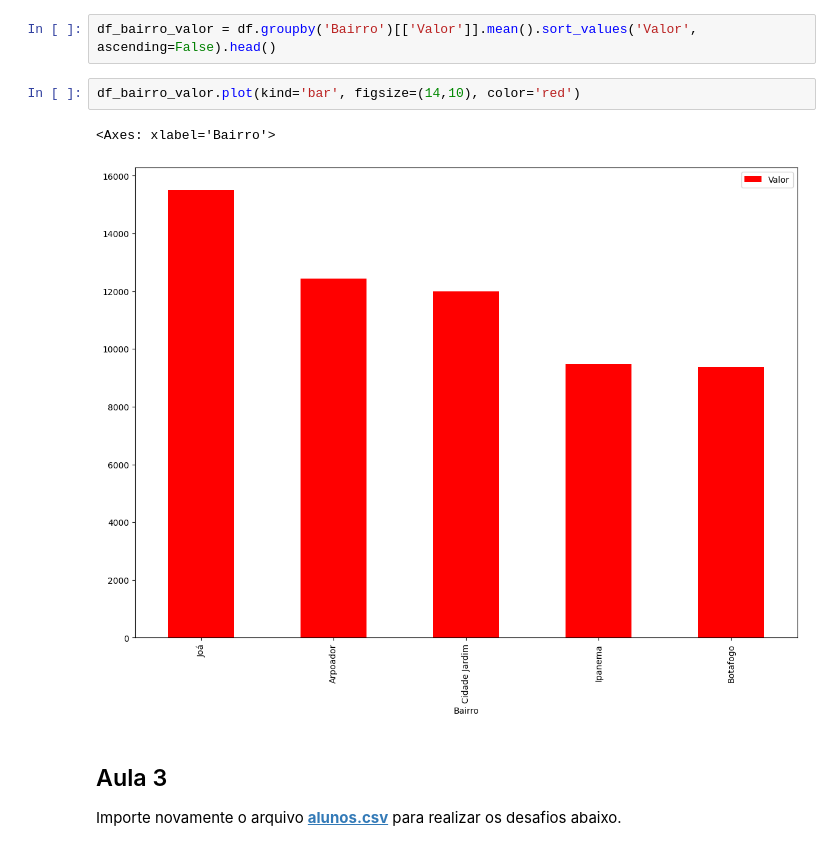
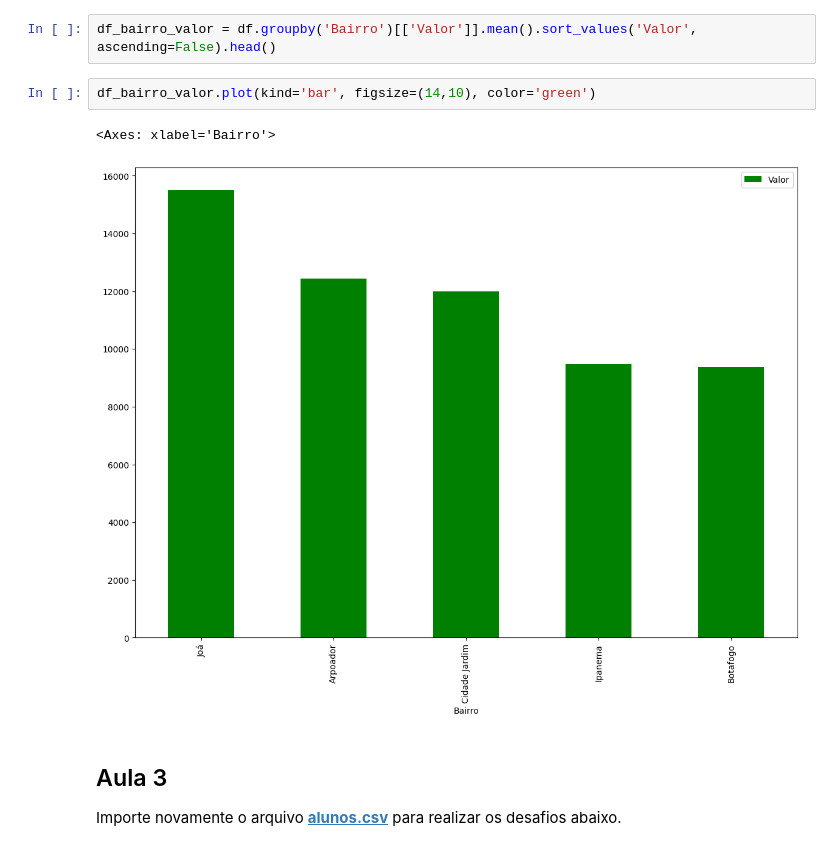
Before and after one commit to viniciusaze/python-ds, a Jupyter notebook: desafios_pandas.ipynb, the cells around one changed output. Cells and saved outputs as stored; diff of their text form.

```diff
--- a/desafios_pandas.ipynb
+++ b/desafios_pandas.ipynb
@@ -246,10 +253,10 @@ Criar um gráfico de barras verticais que apresente os 5 bairros com a média de
 # %%
 df_bairro_valor = df.groupby('Bairro')[['Valor']].mean().sort_values('Valor', ascending=False).head()
 # %%
-df_bairro_valor.plot(kind='bar', figsize=(14,10), color='red')
+df_bairro_valor.plot(kind='bar', figsize=(14,10), color='green')
 # %% [output]
 <Axes: xlabel='Bairro'>
-[figure, old version]
+[figure, new version]
 # %% [markdown]
 ## Aula 3
 
```
Also changed, not shown: parts of 1 cell of this notebook.
